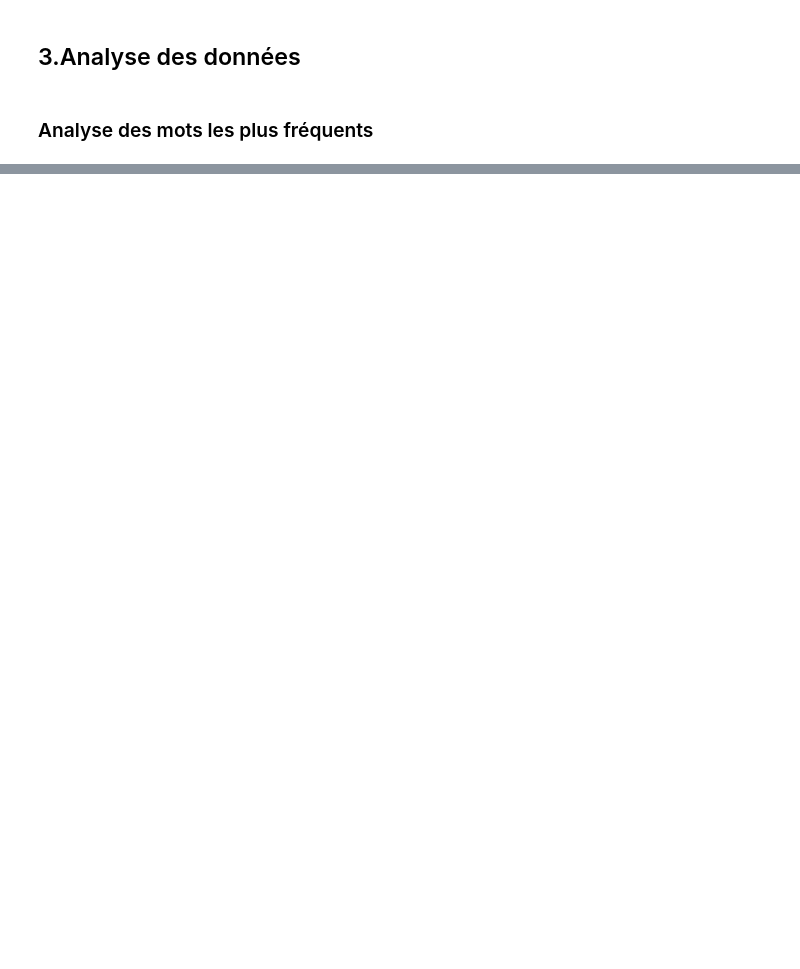
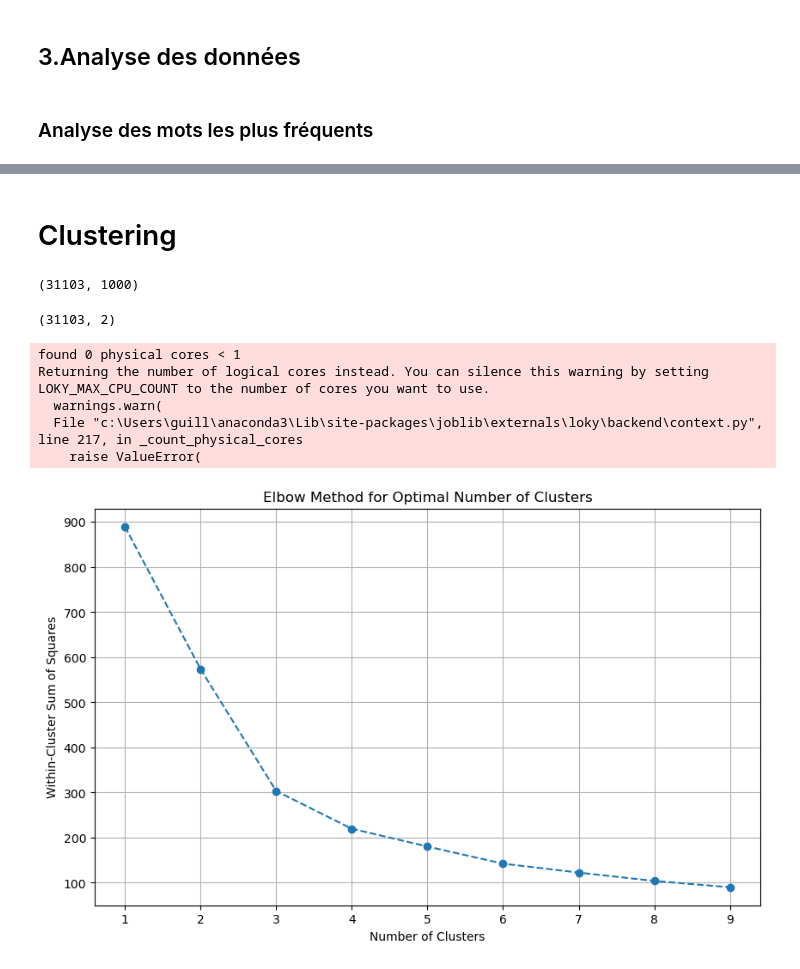
Before and after one commit to nastoo/datascience, a Jupyter notebook: TP3_V1.ipynb, the cells around one changed output, grey strips where cells are left out. Saved outputs shown, nothing was run; the diff lists cells and outputs as text; code cells hidden in the pictures; blank space fills up the shorter version.

Commit message:
Analyse + Clustering + LDA (copie du TP de Nathan) - A justifier et modifier encore ...

```diff
--- a/TP3_V1.ipynb
+++ b/TP3_V1.ipynb
@@ -268,0 +555,52 @@ word_df
+# %% [markdown]
+# Clustering
+# %%
+# TF-IDF with fit_transform
+# Initialize a TF-IDF vectorizer
+tfidf_vectorizer = TfidfVectorizer(max_df=0.85, max_features=1000, stop_words='english')
+
+# Fit and transform the complaints text to create embeddings
+tfidf_matrix = tfidf_vectorizer.fit_transform(bible_df_cleaned['text'].apply(lambda x: " ".join(x)))
+
+tfidf_matrix.shape
+# %% [output]
+(31103, 1000)
+# %%
+from sklearn.decomposition import PCA
+
+# Initialize PCA and reduce dimensionality to 2 components
+pca = PCA(n_components=2)
+reduced_tfidf = pca.fit_transform(tfidf_matrix.toarray())
+
+reduced_tfidf.shape
+# %% [output]
+(31103, 2)
+# %%
+# Test d'Elbow pour déterminer le nombre optimal de clusters
+from sklearn.cluster import KMeans
+import matplotlib.pyplot as plt
+
+# Determine the optimal number of clusters using the Elbow method
+scores = []  # within-cluster sum of squares
+cluster_range = range(1, 10)  # test up to 10 clusters
+
+for k in cluster_range:
+    kmeans = KMeans(n_clusters=k, random_state=100)
+    kmeans.fit(reduced_tfidf)
+    scores.append(kmeans.inertia_)
+
+#Plot the Elbow method
+plt.figure(figsize=(10, 6))
+plt.plot(cluster_range, scores, marker='o', linestyle='--')
+plt.xlabel('Number of Clusters')
+plt.ylabel('Within-Cluster Sum of Squares')
+plt.title('Elbow Method for Optimal Number of Clusters')
+plt.grid(True)
+plt.show()
+# %% [output]
+found 0 physical cores < 1
+Returning the number of logical cores instead. You can silence this warning by setting LOKY_MAX_CPU_COUNT to the number of cores you want to use.
+  warnings.warn(
+  File "c:\Users\guill\anaconda3\Lib\site-packages\joblib\externals\loky\backend\context.py", line 217, in _count_physical_cores
+    raise ValueError(
+[figure, added]
```
Also changed, not shown: parts of 43 cells of this notebook, 1 other file.
